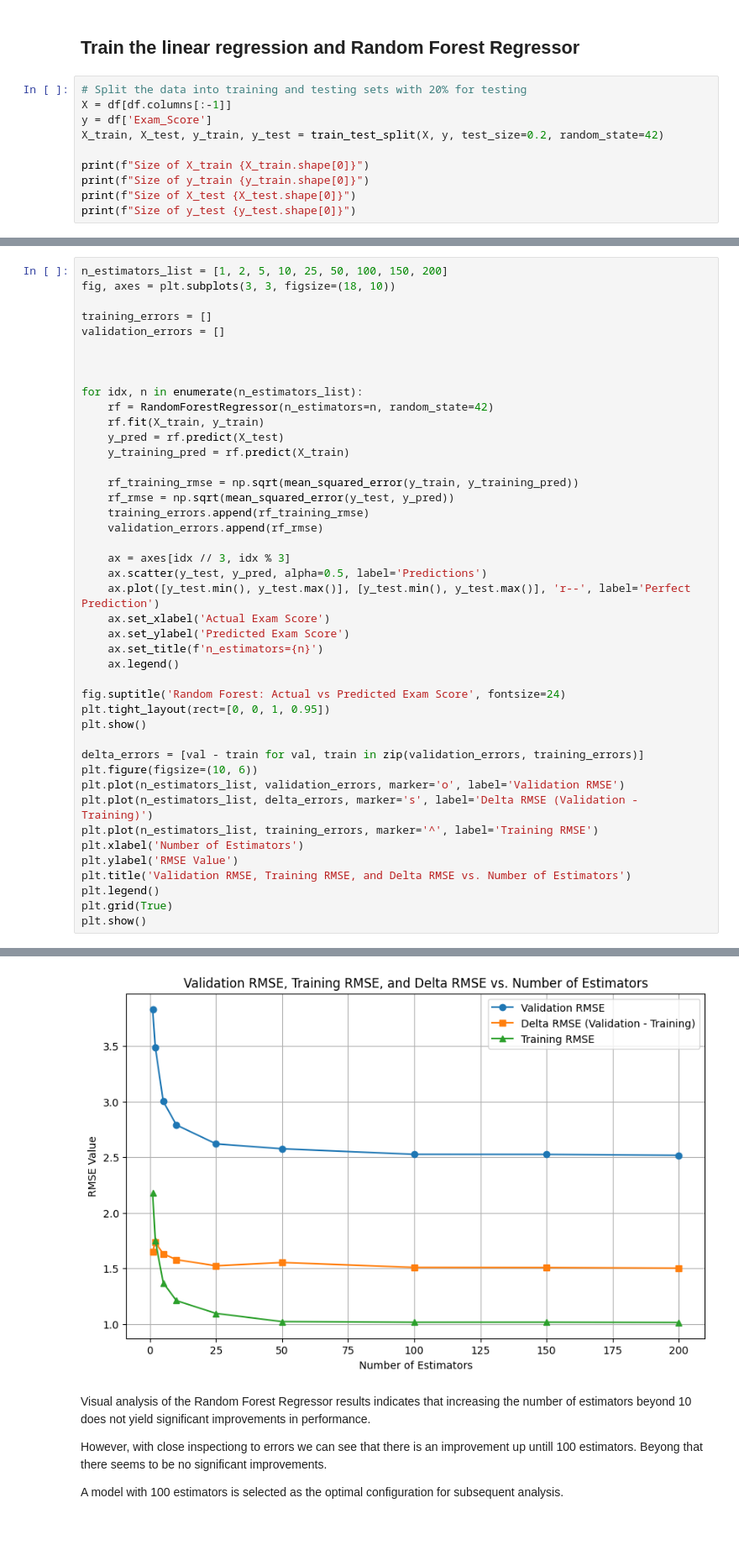
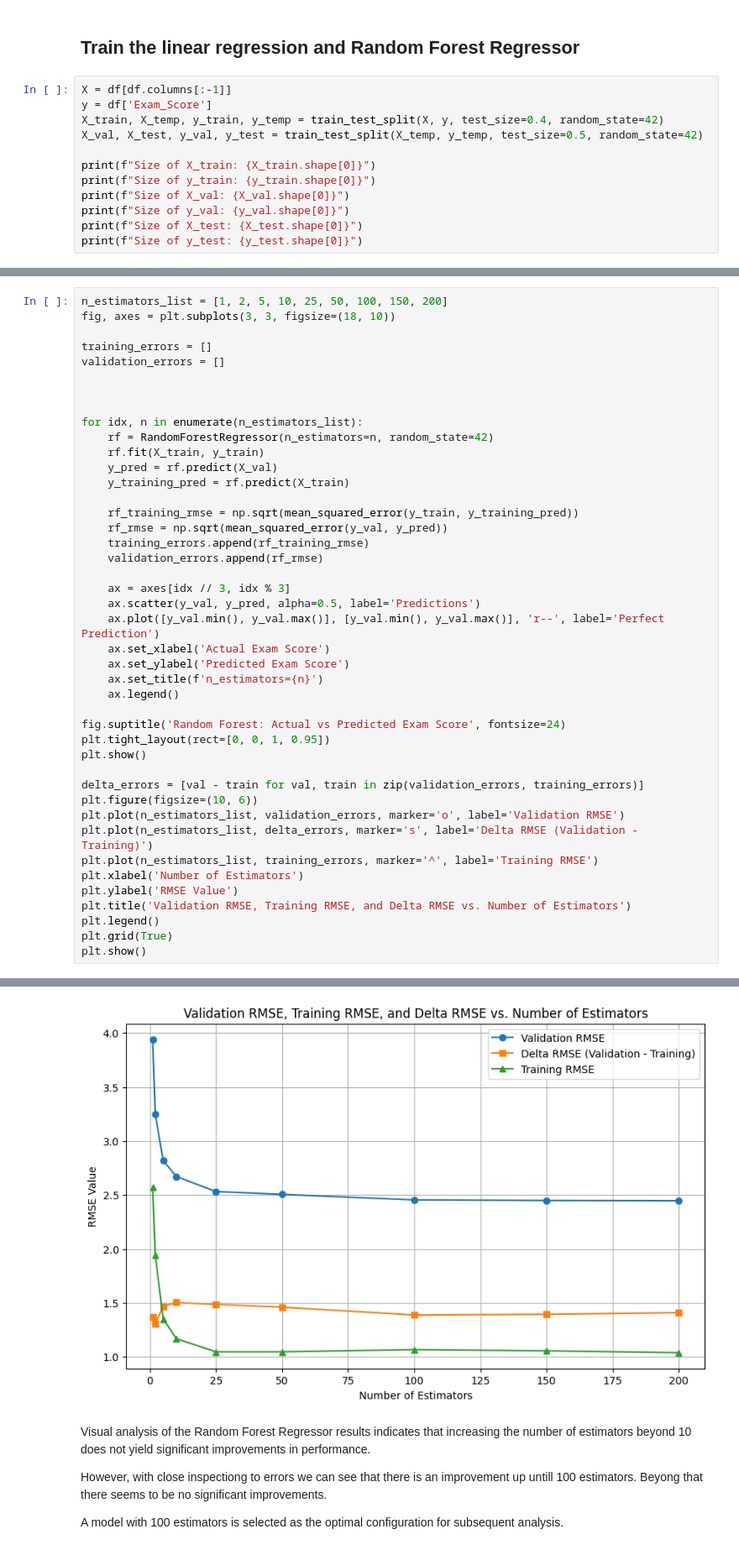
Before and after one commit to lauri-lyytikainen/ml_2025, a Jupyter notebook: main.ipynb, the cells around one changed output, grey strips where cells are left out. Shown: that part at 84% size. Drawn from its saved outputs; the diff is of its cells as text.

Commit message:
add test dataset

```diff
--- a/main.ipynb
+++ b/main.ipynb
@@ -53,12 +53,14 @@ plt.show()
 # %% [markdown]
 ## Train the linear regression and Random Forest Regressor
 # %%
-# Split the data into training and testing sets with 20% for testing
 X = df[df.columns[:-1]]
 y = df['Exam_Score']
-X_train, X_test, y_train, y_test = train_test_split(X, y, test_size=0.2, random_state=42)
+X_train, X_temp, y_train, y_temp = train_test_split(X, y, test_size=0.4, random_state=42)
+X_val, X_test, y_val, y_test = train_test_split(X_temp, y_temp, test_size=0.5, random_state=42)
 
-print(f"Size of X_train {X_train.shape[0]}")
-print(f"Size of y_train {y_train.shape[0]}")
-print(f"Size of X_test {X_test.shape[0]}")
-print(f"Size of y_test {y_test.shape[0]}")
+print(f"Size of X_train: {X_train.shape[0]}")
+print(f"Size of y_train: {y_train.shape[0]}")
+print(f"Size of X_val: {X_val.shape[0]}")
+print(f"Size of y_val: {y_val.shape[0]}")
+print(f"Size of X_test: {X_test.shape[0]}")
+print(f"Size of y_test: {y_test.shape[0]}")
@@ -99,17 +108,17 @@ validation_errors = []
 for idx, n in enumerate(n_estimators_list):
     rf = RandomForestRegressor(n_estimators=n, random_state=42)
     rf.fit(X_train, y_train)
-    y_pred = rf.predict(X_test)
+    y_pred = rf.predict(X_val)
     y_training_pred = rf.predict(X_train)
 
     rf_training_rmse = np.sqrt(mean_squared_error(y_train, y_training_pred))
-    rf_rmse = np.sqrt(mean_squared_error(y_test, y_pred))
+    rf_rmse = np.sqrt(mean_squared_error(y_val, y_pred))
     training_errors.append(rf_training_rmse)
     validation_errors.append(rf_rmse)
 
     ax = axes[idx // 3, idx % 3]
-    ax.scatter(y_test, y_pred, alpha=0.5, label='Predictions')
-    ax.plot([y_test.min(), y_test.max()], [y_test.min(), y_test.max()], 'r--', label='Perfect Prediction')
+    ax.scatter(y_val, y_pred, alpha=0.5, label='Predictions')
+    ax.plot([y_val.min(), y_val.max()], [y_val.min(), y_val.max()], 'r--', label='Perfect Prediction')
     ax.set_xlabel('Actual Exam Score')
     ax.set_ylabel('Predicted Exam Score')
     ax.set_title(f'n_estimators={n}')
@@ -135,4 +144,4 @@ plt.show()
-[figure, old version]
+[figure, new version]
 # %% [markdown]
 Visual analysis of the Random Forest Regressor results indicates that increasing the number of estimators beyond 10 does not yield significant improvements in performance.
 
```
Also changed, not shown: parts of 5 cells of this notebook.
